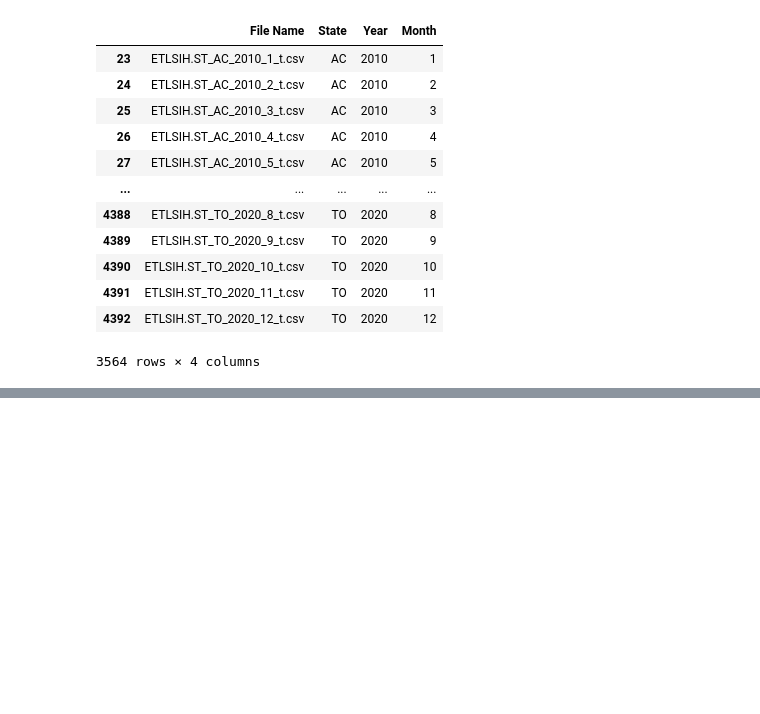
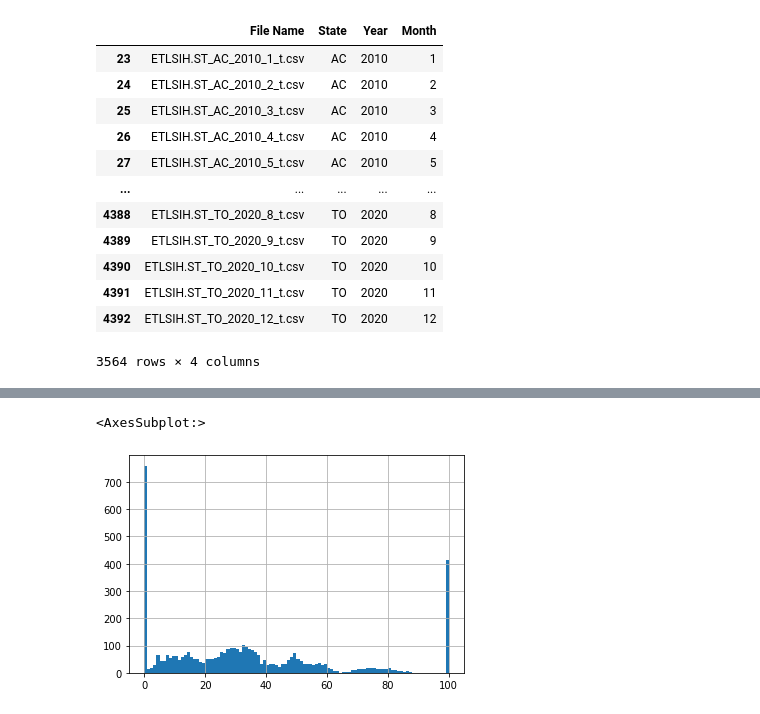
Before and after one commit to lucaslopes/gestantes, a Jupyter notebook: notebook.ipynb, the cells around one changed output, grey strips where cells are left out. Saved outputs shown, nothing was run; the diff lists cells and outputs as text; code cells hidden in the pictures; blank space fills up the shorter version.

```diff
--- a/notebook.ipynb
+++ b/notebook.ipynb
@@ -170,0 +310,29 @@ tabelas
+# %%
+UNCOMPLETE_OUTPUT = 'data/info/uncomplete.csv'
+# %%
+if isfile(UNCOMPLETE_OUTPUT):
+    uncomplt = pd.read_csv(UNCOMPLETE_OUTPUT)
+else:
+    missing_values = []
+    for i, row in notnulls.iterrows():
+        for col in COLUMNS:
+            if row[col] != row['Rows']:
+                diff = row['Rows'] - row[col]
+                missing_values.append({
+                    'File Name' : row['File Name'],
+                    'State' : row['State'],
+                    'Year' : row['Year'],
+                    'Month' : row['Month'],
+                    'Column' : col,
+                    'Rows' : row['Rows'],
+                    'Missing' : diff,
+                    'Percent' : round(diff / row['Rows'] * 100, 2),
+                })
+    uncomplt = pd.DataFrame(missing_values)
+    uncomplt.sort_values(
+        by=['Percent']+FNAME_COLS[1:-1],
+        ascending=False,
+        ignore_index=True,
+        inplace=True)
+    # uncomplt.to_csv(UNCOMPLETE_OUTPUT, index=False)
+uncomplt
@@ -170,0 +353,5 @@ tabelas
+# %%
+uncomplt['Percent'].hist(bins=100)
+# %% [output]
+<AxesSubplot:>
+[figure, added]
```
Also changed, not shown: parts of 21 cells of this notebook, 2 other files.
